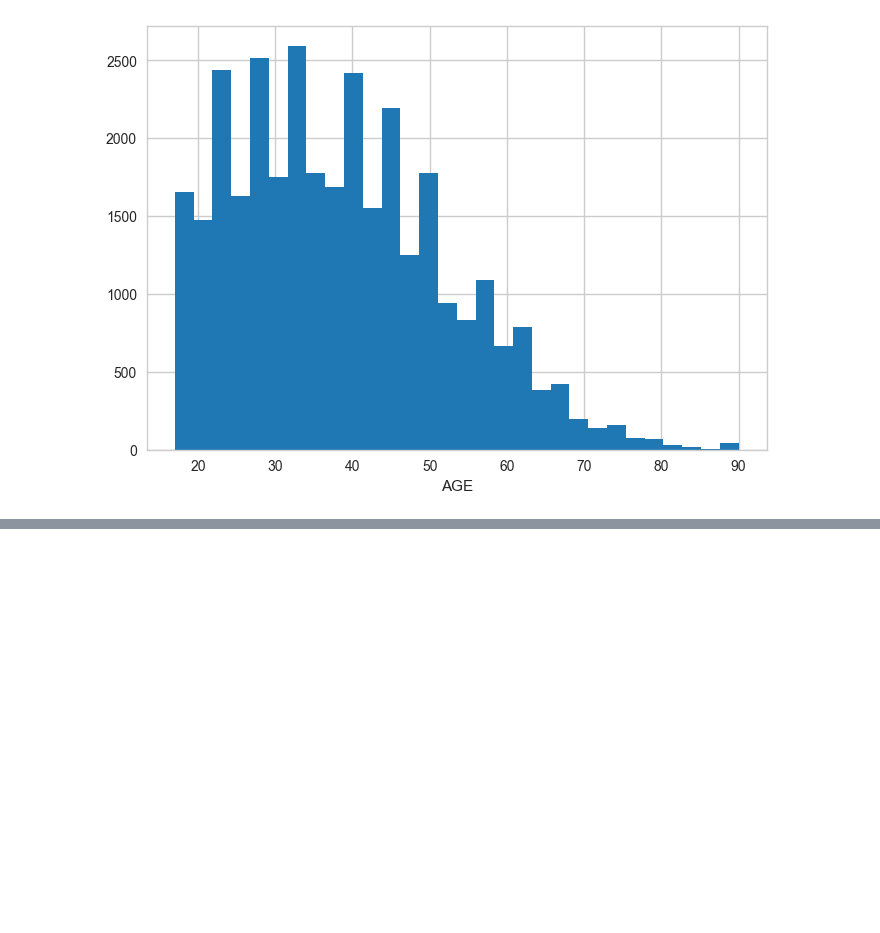
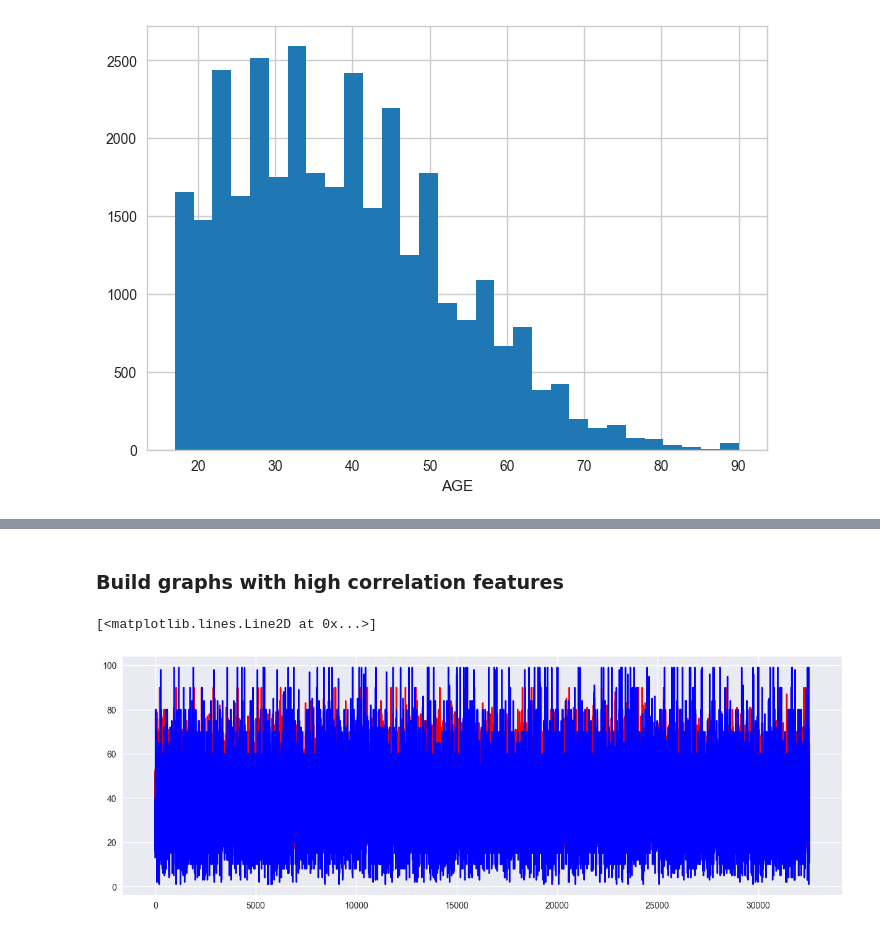
Before and after one commit to EldanGS/Data_Science, a Jupyter notebook: Courses/Udacity/Bertelsmann Data Science Challenge Scholarship 2018/Project/Project.ipynb, the cells around one changed output, grey strips where cells are left out. Drawn from its saved outputs; the diff is of its cells as text; code cells hidden in the pictures; blank space fills up the shorter version.

```diff
--- a/Courses/Udacity/Bertelsmann Data Science Challenge Scholarship 2018/Project/Project.ipynb
+++ b/Courses/Udacity/Bertelsmann Data Science Challenge Scholarship 2018/Project/Project.ipynb
@@ -62,0 +179,10 @@ Text(0.5,0,'AGE')
+# %% [markdown]
+### Build graphs with high correlation features
+# %%
+plt.figure(figsize=(15, 5))
+plt.plot(data.AGE, color = 'red')
+
+plt.plot(data.HOURS_PER_WEEK, color = 'blue')
+# %% [output]
+[<matplotlib.lines.Line2D at 0x...>]
+[figure, added]
```
Also changed, not shown: parts of 15 cells of this notebook.
